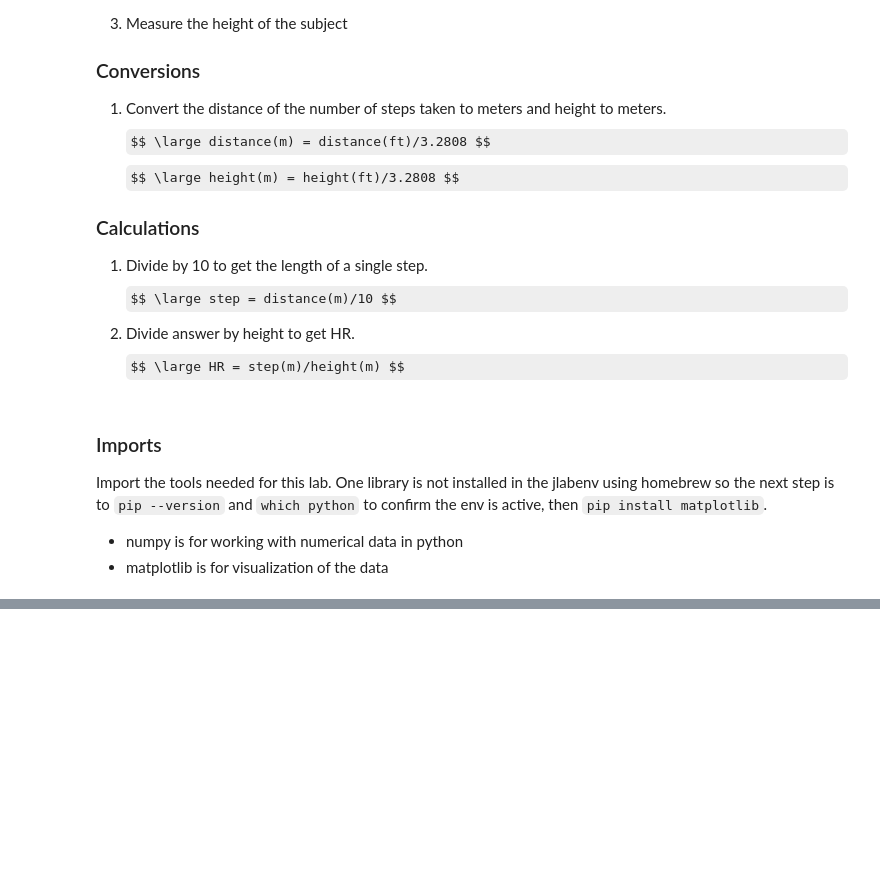
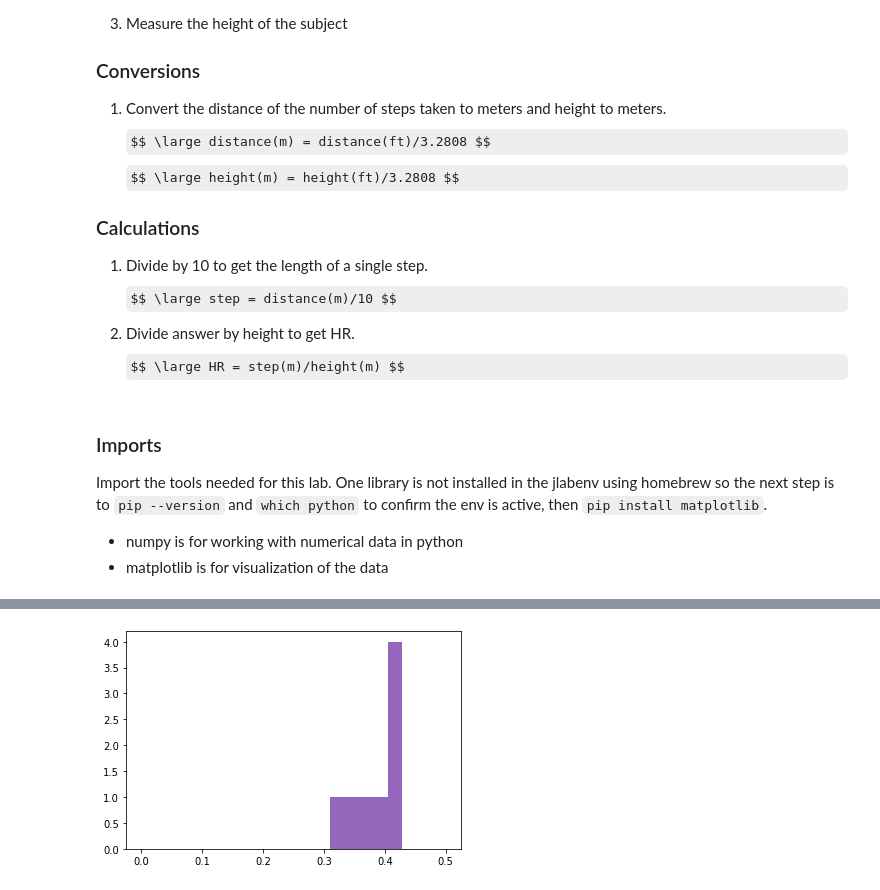
Before and after one commit to ztbochanski/ph211labs, a Jupyter notebook: lab2-data-meaning/lab2-data-meaning.ipynb, the cells around one changed output, grey strips where cells are left out. Saved outputs shown, nothing was run; the diff lists cells and outputs as text; code cells hidden in the pictures; some formulas as TeX source; blank space fills up the shorter version.

```diff
--- a/lab2-data-meaning/lab2-data-meaning.ipynb
+++ b/lab2-data-meaning/lab2-data-meaning.ipynb
@@ -106,0 +208,13 @@ male: 0.34
+# %%
+# male data with "auto" feature
+num_bins = "auto"
+fullrange = [0,.5]
+height, bins, patches = plt.hist(male_hr_list,
+                                 num_bins,
+                                 fullrange,
+                                 histtype = "bar",
+                                 color=MALE_HIST_COLOR,
+                                )
+plt.show()
+# %% [output]
+[figure, added]
```
Also changed, not shown: parts of 16 cells of this notebook.
